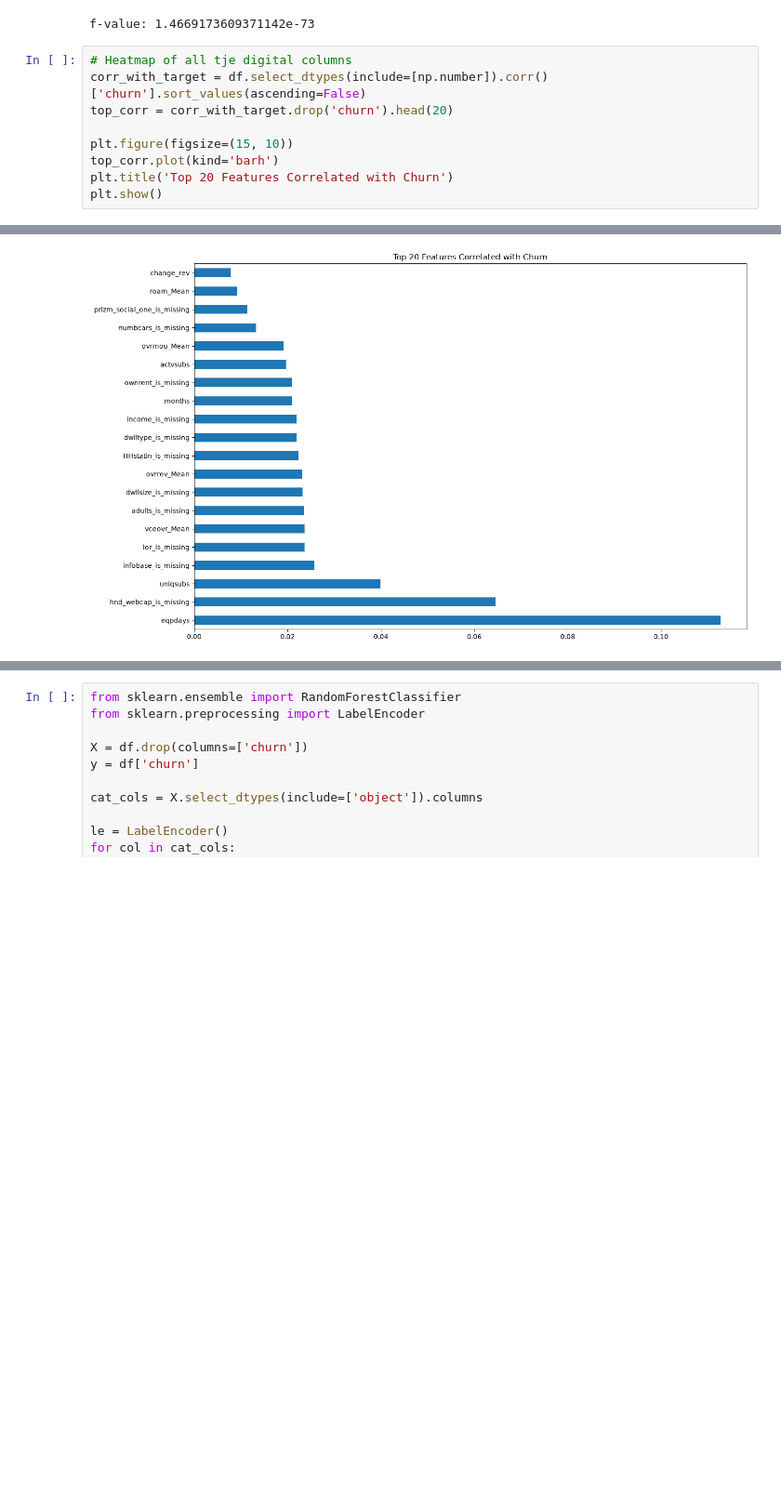
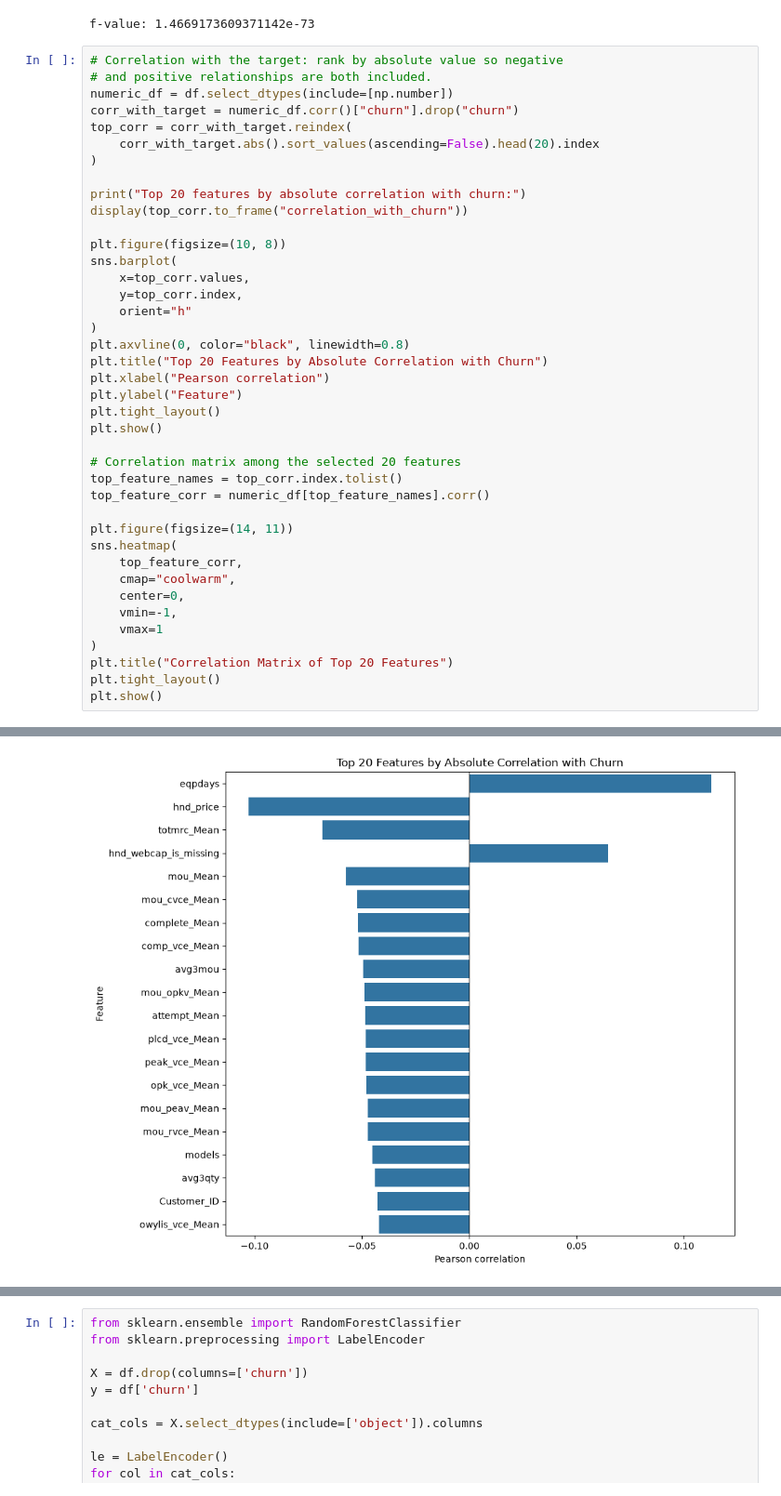
Before and after one commit to yahia-touati/gci_world-2026, a Jupyter notebook: notebooks/eda.ipynb, the cells around one changed output, grey strips where cells are left out. Shown at 93% size. Cells and saved outputs as stored; diff of their text form; blank space fills up the shorter version.

Commit message:
Some improvements and the extraction of the best columns for analysis

```diff
--- a/notebooks/eda.ipynb
+++ b/notebooks/eda.ipynb
@@ -270,12 +338,43 @@ print(f'f-value: {p}')
 # %% [output]
 f-value: 1.4669173609371142e-73
 # %%
-# Heatmap of all tje digital columns
-corr_with_target = df.select_dtypes(include=[np.number]).corr()['churn'].sort_values(ascending=False)
-top_corr = corr_with_target.drop('churn').head(20)
+# Correlation with the target: rank by absolute value so negative
+# and positive relationships are both included.
+numeric_df = df.select_dtypes(include=[np.number])
+corr_with_target = numeric_df.corr()["churn"].drop("churn")
+top_corr = corr_with_target.reindex(
+    corr_with_target.abs().sort_values(ascending=False).head(20).index
+)
 
-plt.figure(figsize=(15, 10))
-top_corr.plot(kind='barh')
-plt.title('Top 20 Features Correlated with Churn')
+print("Top 20 features by absolute correlation with churn:")
+display(top_corr.to_frame("correlation_with_churn"))
+
+plt.figure(figsize=(10, 8))
+sns.barplot(
+    x=top_corr.values,
+    y=top_corr.index,
+    orient="h"
+)
+plt.axvline(0, color="black", linewidth=0.8)
+plt.title("Top 20 Features by Absolute Correlation with Churn")
+plt.xlabel("Pearson correlation")
+plt.ylabel("Feature")
+plt.tight_layout()
 plt.show()
+
+# Correlation matrix among the selected 20 features
+top_feature_names = top_corr.index.tolist()
+top_feature_corr = numeric_df[top_feature_names].corr()
+
+plt.figure(figsize=(14, 11))
+sns.heatmap(
+    top_feature_corr,
+    cmap="coolwarm",
+    center=0,
+    vmin=-1,
+    vmax=1
+)
+plt.title("Correlation Matrix of Top 20 Features")
+plt.tight_layout()
+plt.show()
 # %% [output]
@@ -282 +399 @@ plt.show()
-[figure, old version]
+[figure, new version]
```
Also changed, not shown: parts of 3 cells of this notebook, 1 other file.
